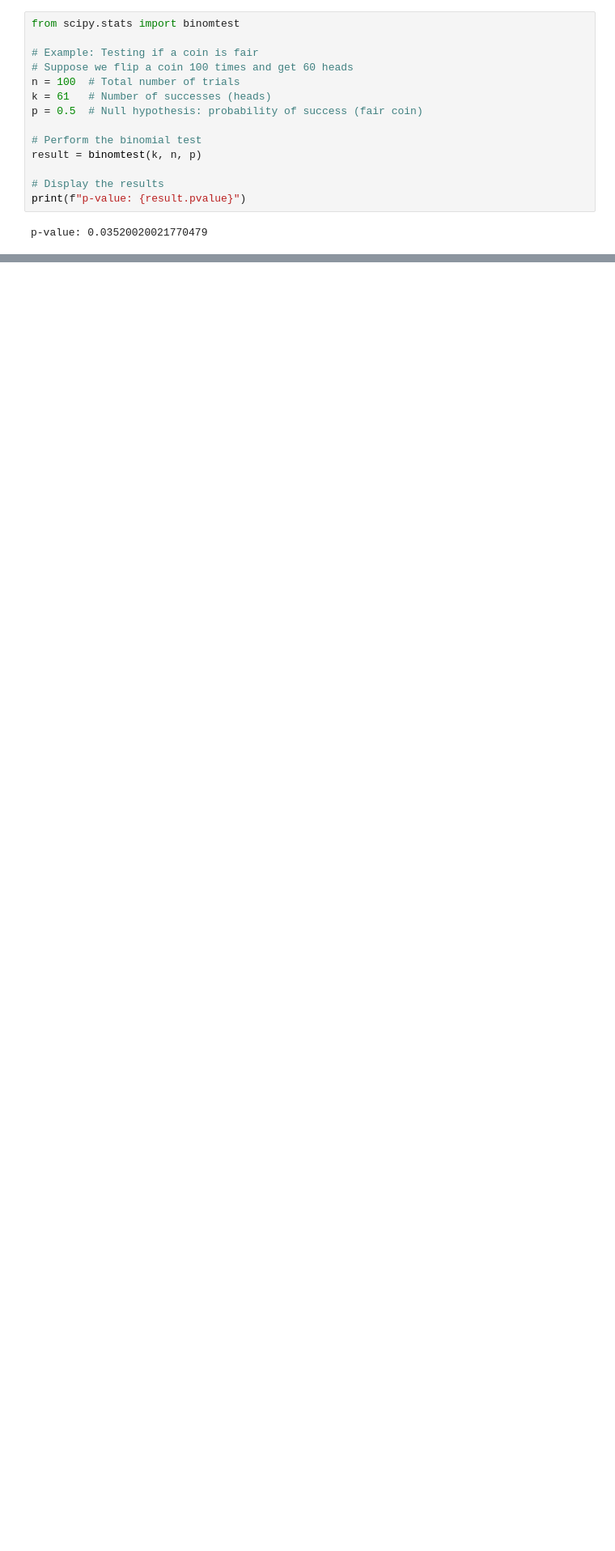
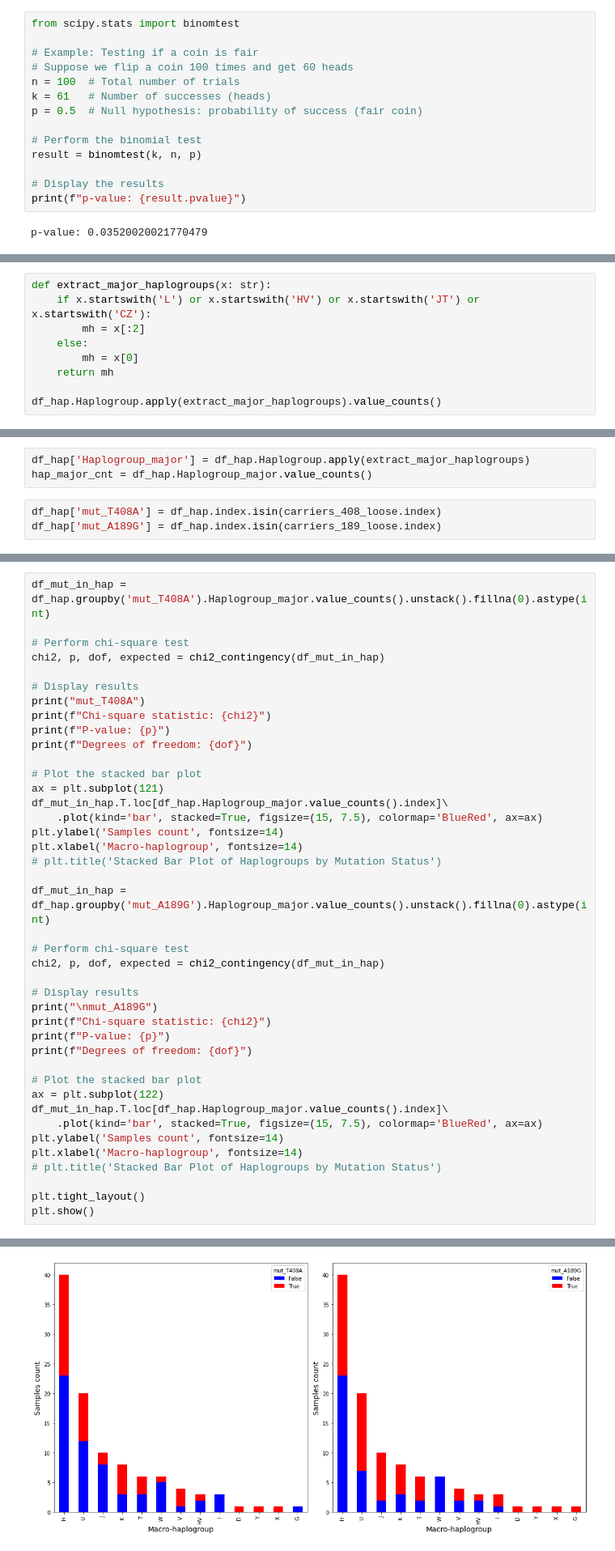
Before and after one commit to mitoclub/MCPA_osteoarthritic, a Jupyter notebook: scripts/haplogroup_analyse.ipynb, the cells around one changed output, grey strips where cells are left out. Shown at 81% size. Drawn from its saved outputs; the diff is of its cells as text; blank space fills up the shorter version.

Commit message:
macro-haplogroup

```diff
--- a/scripts/haplogroup_analyse.ipynb
+++ b/scripts/haplogroup_analyse.ipynb
@@ -360,0 +376,9 @@ binomtest(0, 15, 0.2).pvalue
+# %%
+def extract_major_haplogroups(x: str):
+    if x.startswith('L') or x.startswith('HV') or x.startswith('JT') or x.startswith('CZ'):
+        mh = x[:2]
+    else:
+        mh = x[0]
+    return mh
+
+df_hap.Haplogroup.apply(extract_major_haplogroups).value_counts()
@@ -360,0 +401,6 @@ binomtest(0, 15, 0.2).pvalue
+# %%
+df_hap['Haplogroup_major'] = df_hap.Haplogroup.apply(extract_major_haplogroups)
+hap_major_cnt = df_hap.Haplogroup_major.value_counts()
+# %%
+df_hap['mut_T408A'] = df_hap.index.isin(carriers_408_loose.index)
+df_hap['mut_A189G'] = df_hap.index.isin(carriers_189_loose.index)
@@ -360,0 +415,42 @@ binomtest(0, 15, 0.2).pvalue
+# %%
+df_mut_in_hap = df_hap.groupby('mut_T408A').Haplogroup_major.value_counts().unstack().fillna(0).astype(int)
+
+# Perform chi-square test
+chi2, p, dof, expected = chi2_contingency(df_mut_in_hap)
+
+# Display results
+print("mut_T408A")
+print(f"Chi-square statistic: {chi2}")
+print(f"P-value: {p}")
+print(f"Degrees of freedom: {dof}")
+
+# Plot the stacked bar plot
+ax = plt.subplot(121)
+df_mut_in_hap.T.loc[df_hap.Haplogroup_major.value_counts().index]\
+    .plot(kind='bar', stacked=True, figsize=(15, 7.5), colormap='BlueRed', ax=ax)
+plt.ylabel('Samples count', fontsize=14)
+plt.xlabel('Macro-haplogroup', fontsize=14)
+# plt.title('Stacked Bar Plot of Haplogroups by Mutation Status')
+
+df_mut_in_hap = df_hap.groupby('mut_A189G').Haplogroup_major.value_counts().unstack().fillna(0).astype(int)
+
+# Perform chi-square test
+chi2, p, dof, expected = chi2_contingency(df_mut_in_hap)
+
+# Display results
+print("\nmut_A189G")
+print(f"Chi-square statistic: {chi2}")
+print(f"P-value: {p}")
+print(f"Degrees of freedom: {dof}")
+
+# Plot the stacked bar plot
+ax = plt.subplot(122)
+df_mut_in_hap.T.loc[df_hap.Haplogroup_major.value_counts().index]\
+    .plot(kind='bar', stacked=True, figsize=(15, 7.5), colormap='BlueRed', ax=ax)
+plt.ylabel('Samples count', fontsize=14)
+plt.xlabel('Macro-haplogroup', fontsize=14)
+# plt.title('Stacked Bar Plot of Haplogroups by Mutation Status')
+
+plt.tight_layout()
+plt.show()
+# %% [output]
@@ -360,0 +466 @@ binomtest(0, 15, 0.2).pvalue
+[figure, added]
```
Also changed, not shown: parts of 19 cells of this notebook, 1 other file.
